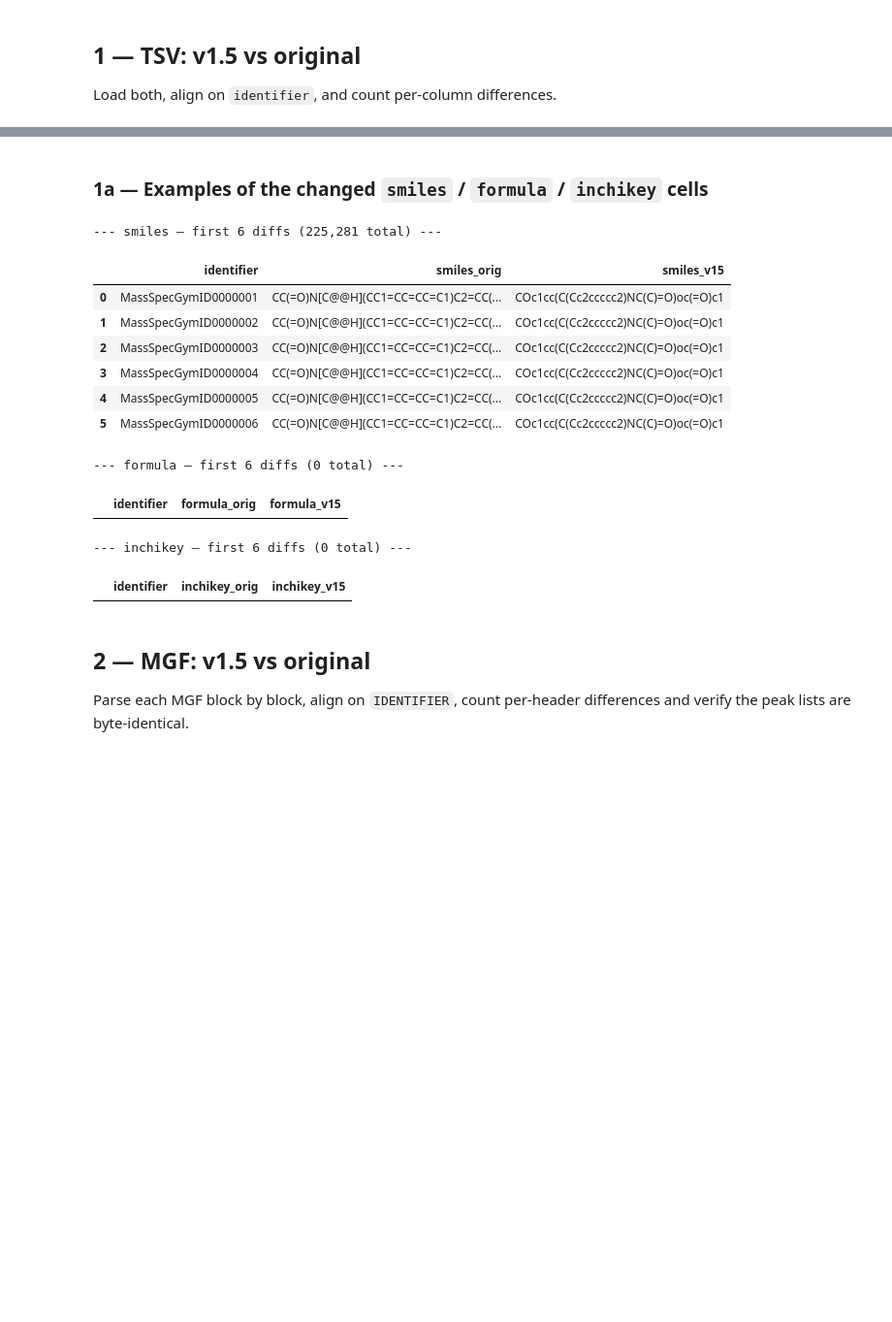
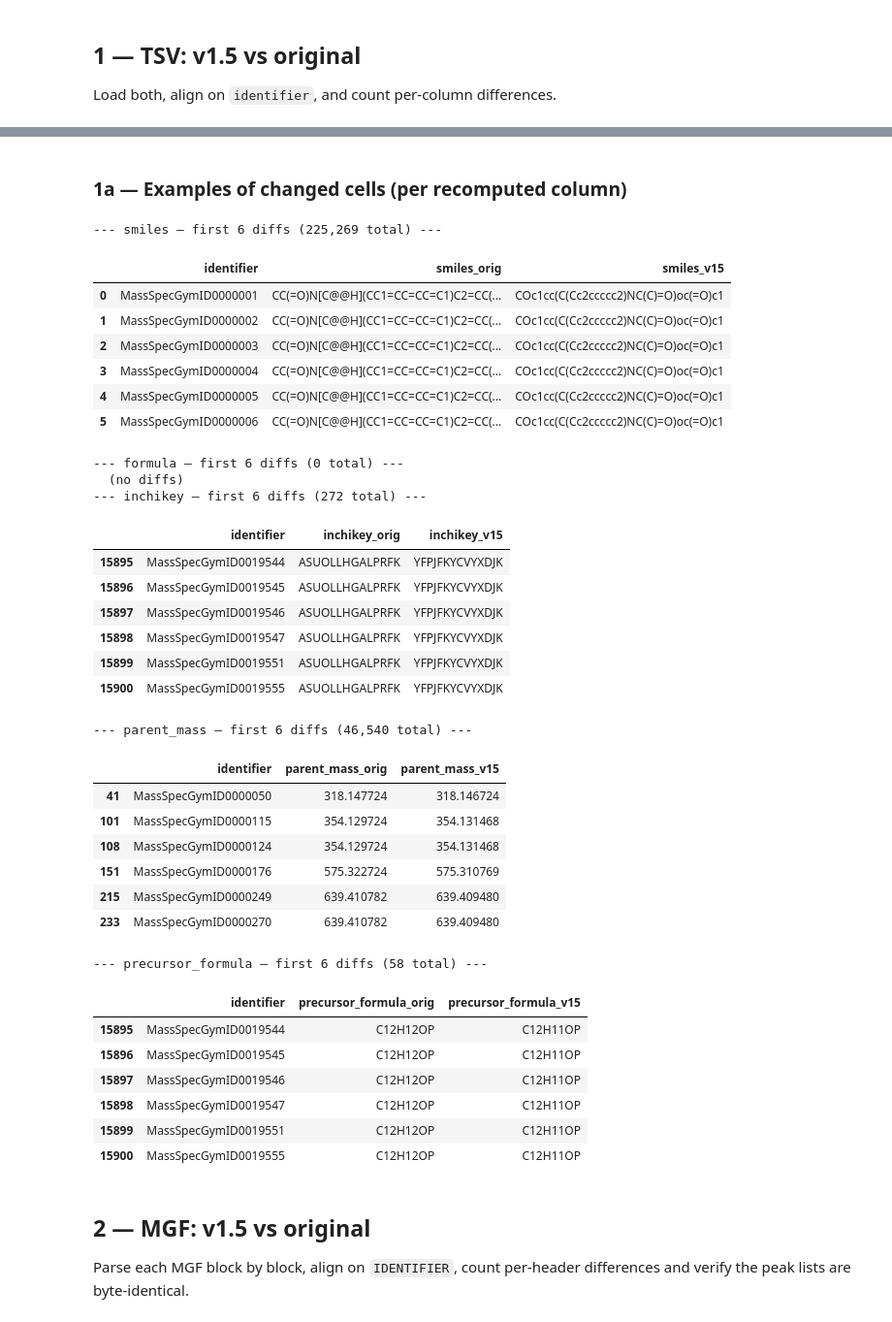
Before and after one commit to roman-bushuiev/MassSpecGym, a Jupyter notebook: notebooks/massspecgym_in_the_wild/v1.5_consistency_check.ipynb, the cells around one changed output, grey strips where cells are left out. Shown at 97% size. Cells and saved outputs as stored; diff of their text form; code cells hidden in the pictures; blank space fills up the shorter version.

```diff
--- a/notebooks/massspecgym_in_the_wild/v1.5_consistency_check.ipynb
+++ b/notebooks/massspecgym_in_the_wild/v1.5_consistency_check.ipynb
@@ -32,8 +42,9 @@ V15_MGF = DATA / 'v1.5/MassSpecGym1.5.mgf'
 ORIG_TSV = DATA / 'MassSpecGym.tsv'
 ORIG_MGF = DATA / 'MassSpecGym.mgf'
 
-EXPECTED_CHANGED_COLS = {'smiles', 'formula', 'inchikey'}  # all driven by canonicalisation/stripping
-EXPECTED_CHANGED_MGF = {'SMILES', 'FORMULA', 'INCHIKEY'}
+# All columns the canon script touches (smiles + every SMILES-derived col).
+RECOMPUTED_COLS    = {'smiles', 'formula', 'inchikey', 'parent_mass', 'precursor_formula'}
+RECOMPUTED_HEADERS = {'SMILES', 'FORMULA', 'INCHIKEY', 'PARENT_MASS', 'PRECURSOR_FORMULA'}
 # %% [markdown]
 ## 1 — TSV: v1.5 vs original
 
@@ -60,16 +71,16 @@ for col in [c for c in orig.columns if c != 'identifier']:
         diff = (a.astype(object).where(a.notna(), '<NA>') != b.astype(object).where(b.notna(), '<NA>'))
     n_diff = int(diff.sum())
     rows.append({'column': col, 'n_diff': n_diff, 'pct_diff': round(n_diff / n * 100, 3),
-                 'expected_to_change': col in EXPECTED_CHANGED_COLS})
+                 'recomputed_by_canon': col in RECOMPUTED_COLS})
 tsv_diff_df = pd.DataFrame(rows).set_index('column')
 display(tsv_diff_df)
 
-unexpected = tsv_diff_df[(tsv_diff_df['n_diff'] > 0) & ~tsv_diff_df['expected_to_change']]
+unexpected = tsv_diff_df[(tsv_diff_df['n_diff'] > 0) & ~tsv_diff_df['recomputed_by_canon']]
 if not unexpected.empty:
-    print('\nUNEXPECTED diffs (columns we did NOT plan to touch):')
+    print('\nUNEXPECTED diffs (columns the canon script does NOT touch):')
     display(unexpected)
 else:
-    print('\nAll diffs are confined to the expected columns (smiles, formula, inchikey).')
+    print('\nAll diffs are confined to the SMILES-derived columns the canon script recomputes.')
 # %% [output]
 v1.5    TSV: 231,104 rows × 14 cols
 original TSV: 231,104 rows × 14 cols
@@ -92,25 +103,54 @@ All diffs are confined to the expected columns (smiles, formula, inchikey).
 # %% [markdown]
-### 1a — Examples of the changed `smiles` / `formula` / `inchikey` cells
+### 1a — Examples of changed cells (per recomputed column)
 # %%
-for col in ['smiles', 'formula', 'inchikey']:
-    diff_mask = merged[f'{col}_orig'].astype(object).where(merged[f'{col}_orig'].notna(), '<NA>') != \
-                merged[f'{col}_v15'].astype(object).where(merged[f'{col}_v15'].notna(), '<NA>')
-    diff_rows = merged.loc[diff_mask, ['identifier', f'{col}_orig', f'{col}_v15']].head(6)
-    print(f'--- {col} — first 6 diffs ({int(diff_mask.sum()):,} total) ---')
-    display(diff_rows)
+for col in ['smiles', 'formula', 'inchikey', 'parent_mass', 'precursor_formula']:
+    a = merged[f'{col}_orig']; b = merged[f'{col}_v15']
+    if a.dtype.kind in 'fc':
+        diff_mask = ~np.isclose(a.fillna(-1e30), b.fillna(-1e30), atol=1e-3, rtol=0)
+    else:
+        diff_mask = (a.astype(object).where(a.notna(), '<NA>') !=
+                     b.astype(object).where(b.notna(), '<NA>'))
+    n = int(diff_mask.sum())
+    print(f'--- {col} — first 6 diffs ({n:,} total) ---')
+    if n:
+        display(merged.loc[diff_mask, ['identifier', f'{col}_orig', f'{col}_v15']].head(6))
+    else:
+        print('  (no diffs)')
 # %% [output]
---- smiles — first 6 diffs (225,281 total) ---
+--- smiles — first 6 diffs (225,269 total) ---
 |  | identifier | smiles_orig | smiles_v15 |
 | 0 | MassSpecGymID0000001 | CC(=O)N[C@@H](CC1=CC=CC=C1)C2=CC(... | COc1cc(C(Cc2ccccc2)NC(C)=O)oc(=O)c1 |
 | 1 | MassSpecGymID0000002 | CC(=O)N[C@@H](CC1=CC=CC=C1)C2=CC(... | COc1cc(C(Cc2ccccc2)NC(C)=O)oc(=O)c1 |
 | 2 | MassSpecGymID0000003 | CC(=O)N[C@@H](CC1=CC=CC=C1)C2=CC(... | COc1cc(C(Cc2ccccc2)NC(C)=O)oc(=O)c1 |
 | 3 | MassSpecGymID0000004 | CC(=O)N[C@@H](CC1=CC=CC=C1)C2=CC(... | COc1cc(C(Cc2ccccc2)NC(C)=O)oc(=O)c1 |
 | 4 | MassSpecGymID0000005 | CC(=O)N[C@@H](CC1=CC=CC=C1)C2=CC(... | COc1cc(C(Cc2ccccc2)NC(C)=O)oc(=O)c1 |
 | 5 | MassSpecGymID0000006 | CC(=O)N[C@@H](CC1=CC=CC=C1)C2=CC(... | COc1cc(C(Cc2ccccc2)NC(C)=O)oc(=O)c1 |
 --- formula — first 6 diffs (0 total) ---
+  (no diffs)
+--- inchikey — first 6 diffs (272 total) ---
-|  | identifier | formula_orig | formula_v15 |
+|  | identifier | inchikey_orig | inchikey_v15 |
+| 15895 | MassSpecGymID0019544 | ASUOLLHGALPRFK | YFPJFKYCVYXDJK |
+| 15896 | MassSpecGymID0019545 | ASUOLLHGALPRFK | YFPJFKYCVYXDJK |
+| 15897 | MassSpecGymID0019546 | ASUOLLHGALPRFK | YFPJFKYCVYXDJK |
+| 15898 | MassSpecGymID0019547 | ASUOLLHGALPRFK | YFPJFKYCVYXDJK |
+| 15899 | MassSpecGymID0019551 | ASUOLLHGALPRFK | YFPJFKYCVYXDJK |
+| 15900 | MassSpecGymID0019555 | ASUOLLHGALPRFK | YFPJFKYCVYXDJK |
---- inchikey — first 6 diffs (0 total) ---
+--- parent_mass — first 6 diffs (46,540 total) ---
-|  | identifier | inchikey_orig | inchikey_v15 |
+|  | identifier | parent_mass_orig | parent_mass_v15 |
+| 41 | MassSpecGymID0000050 | 318.147724 | 318.146724 |
+| 101 | MassSpecGymID0000115 | 354.129724 | 354.131468 |
+| 108 | MassSpecGymID0000124 | 354.129724 | 354.131468 |
+| 151 | MassSpecGymID0000176 | 575.322724 | 575.310769 |
+| 215 | MassSpecGymID0000249 | 639.410782 | 639.409480 |
+| 233 | MassSpecGymID0000270 | 639.410782 | 639.409480 |
+--- precursor_formula — first 6 diffs (58 total) ---
+|  | identifier | precursor_formula_orig | precursor_formula_v15 |
+| 15895 | MassSpecGymID0019544 | C12H12OP | C12H11OP |
+| 15896 | MassSpecGymID0019545 | C12H12OP | C12H11OP |
+| 15897 | MassSpecGymID0019546 | C12H12OP | C12H11OP |
+| 15898 | MassSpecGymID0019547 | C12H12OP | C12H11OP |
+| 15899 | MassSpecGymID0019551 | C12H12OP | C12H11OP |
+| 15900 | MassSpecGymID0019555 | C12H12OP | C12H11OP |
 # %% [markdown]
 ## 2 — MGF: v1.5 vs original
 
```
Also changed, not shown: parts of 8 cells of this notebook, 2 other files.
